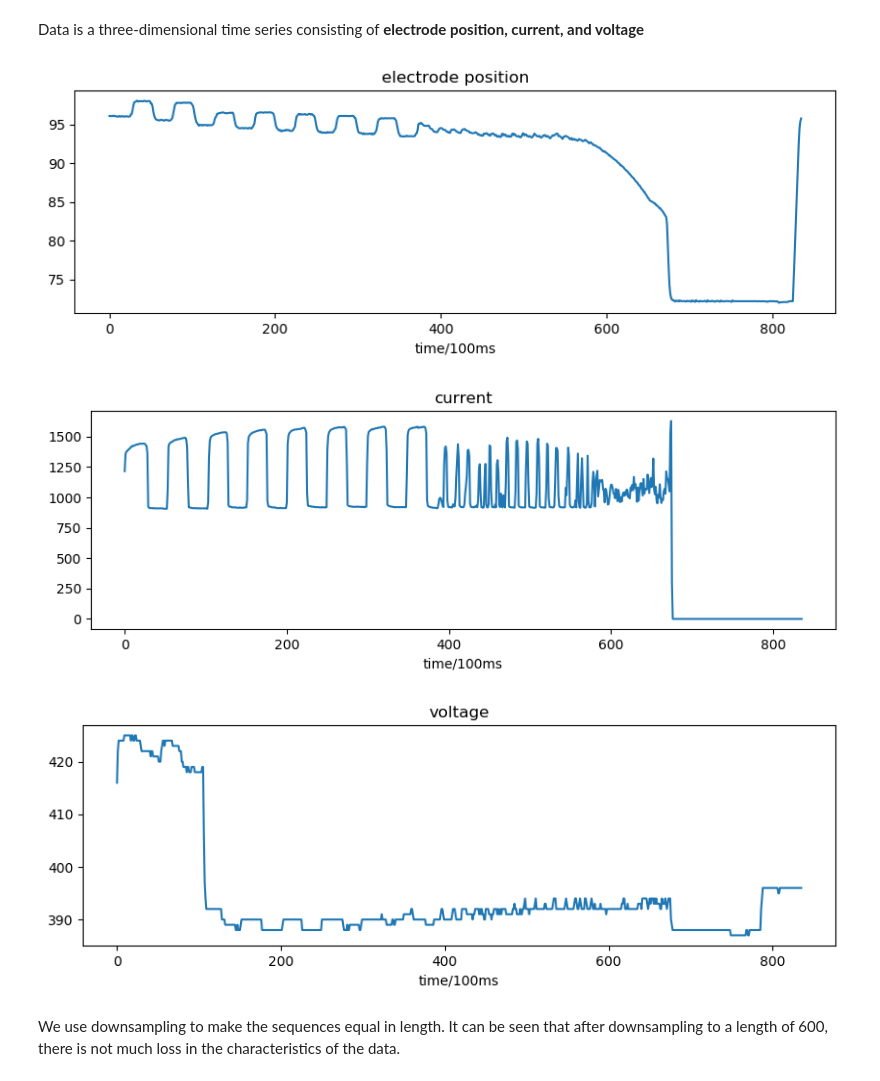
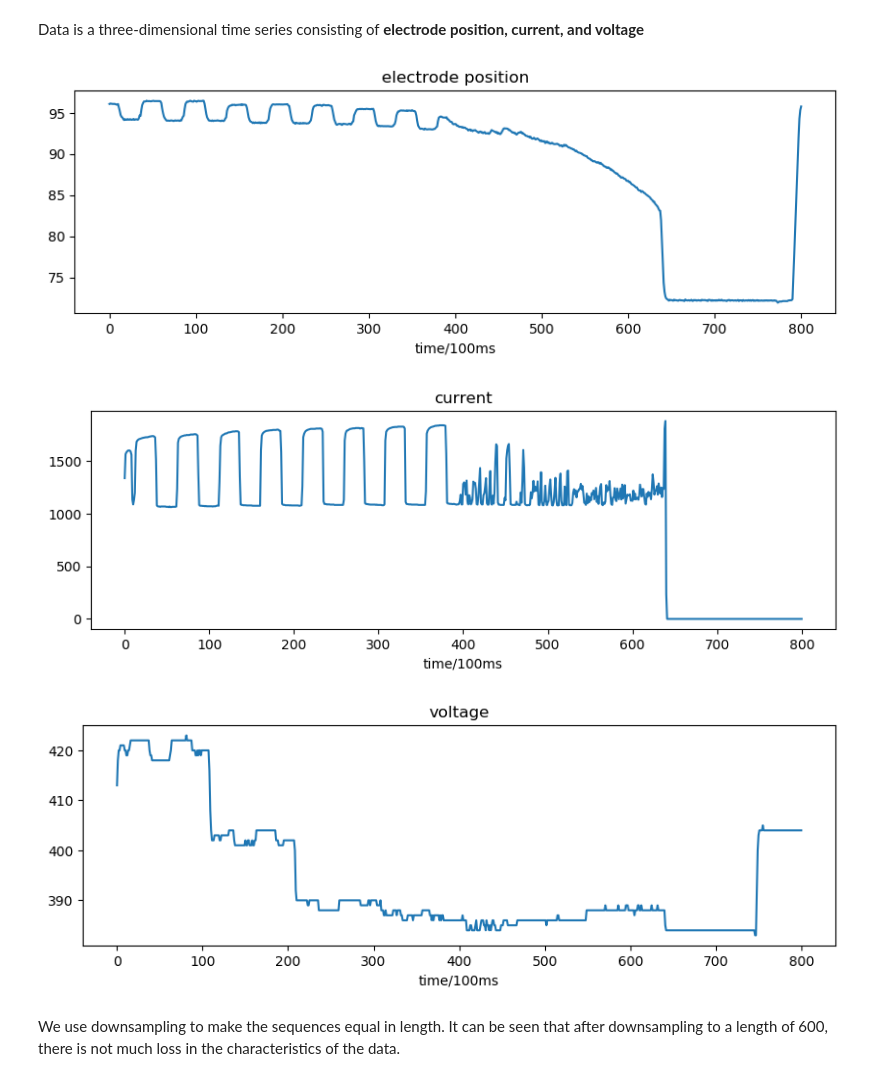
Before and after one commit to wzx140/welding_prediction, a Jupyter notebook: demo.ipynb, the cells around one changed output. Saved outputs shown, nothing was run; the diff lists cells and outputs as text; code cells hidden in the pictures.

```diff
--- a/demo.ipynb
+++ b/demo.ipynb
@@ -13,27 +13,27 @@ from cnn import Cnn
 # %% [markdown]
 Data is a three-dimensional time series consisting of **electrode position, current, and voltage**
 # %%
-data, num1, num2 = util.load_data(False)
+data, num1, num2 = util.load_train_data(50)
 plt.figure(figsize=(10, 3), dpi= 100)
 plt.xlabel('time/100ms')
 plt.title('electrode position')
-plt.plot(data[0][:, 0])
+plt.plot(data[10][:, 0])
 
 plt.figure(figsize=(10, 3), dpi= 100)
 plt.xlabel('time/100ms')
 plt.title('current')
-plt.plot(data[0][:, 1])
+plt.plot(data[10][:, 1])
 
 plt.figure(figsize=(10, 3), dpi= 100)
 plt.xlabel('time/100ms')
 plt.title('voltage')
-plt.plot(data[0][:, 2])
+plt.plot(data[10][:, 2])
 
 plt.show()
 # %% [output]
-[figure, old version]
+[figure, new version]
-[figure, old version]
+[figure, new version]
-[figure, old version]
+[figure, new version]
 # %% [markdown]
 We use downsampling to make the sequences equal in length. It can be seen that after downsampling to a length of 600, there is not much loss in the characteristics of the data.
 # %%
```
Also changed, not shown: parts of 9 cells of this notebook, 3 other files.
